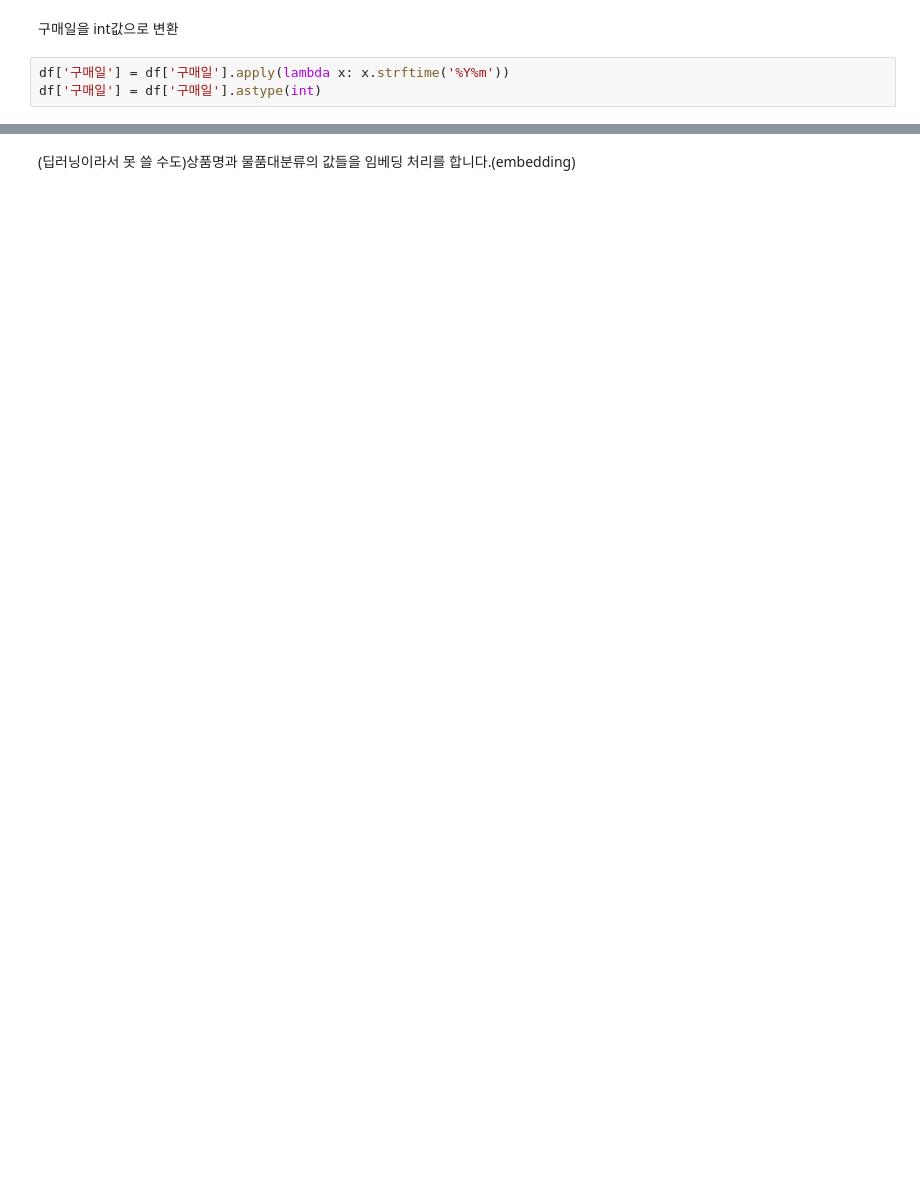
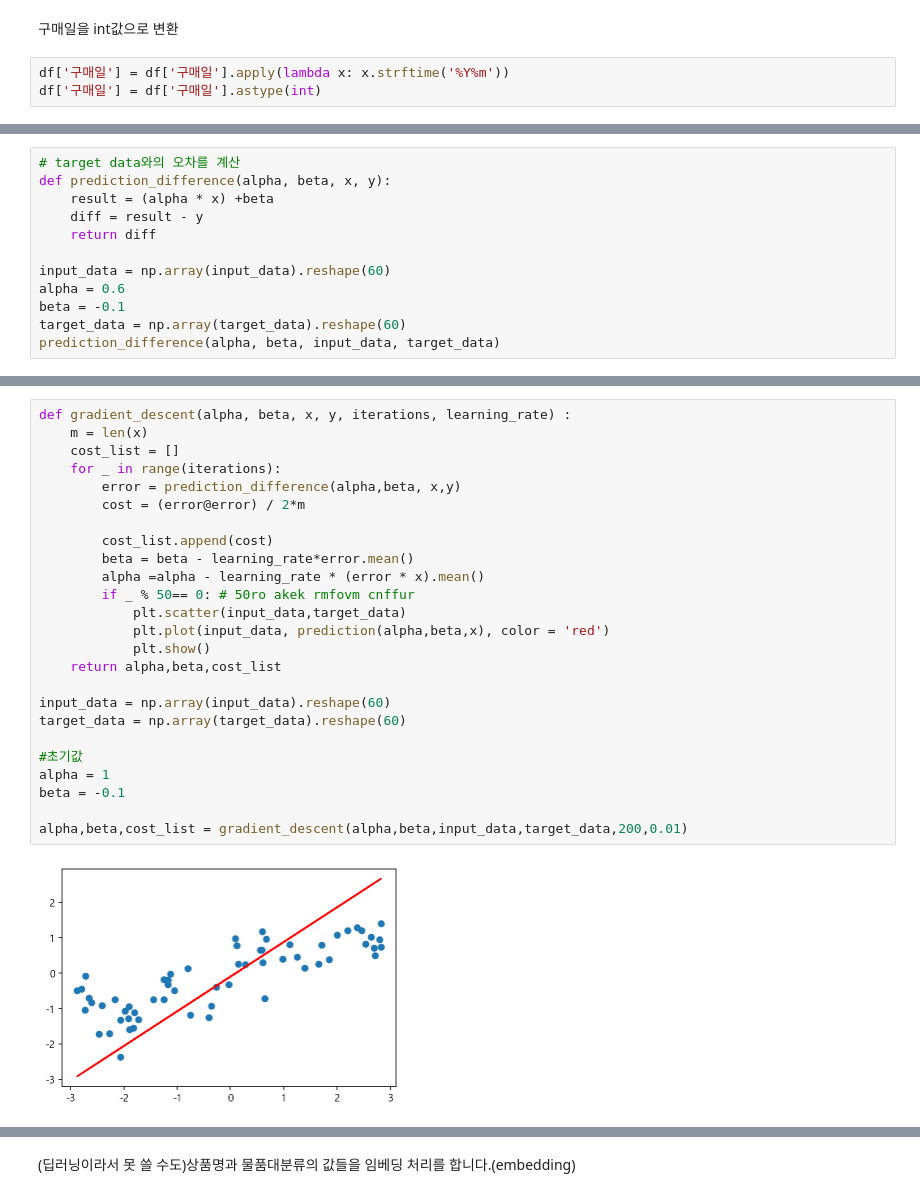
Before and after one commit to ManuSong/DataProject-5, a Jupyter notebook: 유아용품CRM 경태작업.ipynb, the cells around one changed output, grey strips where cells are left out. Saved outputs shown, nothing was run; the diff lists cells and outputs as text; blank space fills up the shorter version.

```diff
--- a/유아용품CRM 경태작업.ipynb
+++ b/유아용품CRM 경태작업.ipynb
@@ -469,0 +541,12 @@ df['구매일'] = df['구매일'].astype(int)
+# %%
+# target data와의 오차를 계산
+def prediction_difference(alpha, beta, x, y):
+    result = (alpha * x) +beta
+    diff = result - y
+    return diff
+
+input_data = np.array(input_data).reshape(60)
+alpha = 0.6
+beta = -0.1
+target_data = np.array(target_data).reshape(60)
+prediction_difference(alpha, beta, input_data, target_data)
@@ -469,0 +566,27 @@ df['구매일'] = df['구매일'].astype(int)
+# %%
+def gradient_descent(alpha, beta, x, y, iterations, learning_rate) :
+    m = len(x)
+    cost_list = []
+    for _ in range(iterations):
+        error = prediction_difference(alpha,beta, x,y)
+        cost = (error@error) / 2*m
+
+        cost_list.append(cost)
+        beta = beta - learning_rate*error.mean()
+        alpha =alpha - learning_rate * (error * x).mean()
+        if _ % 50== 0: # 50ro akek rmfovm cnffur
+            plt.scatter(input_data,target_data)
+            plt.plot(input_data, prediction(alpha,beta,x), color = 'red')
+            plt.show()
+    return alpha,beta,cost_list
+
+input_data = np.array(input_data).reshape(60)
+target_data = np.array(target_data).reshape(60)
+
+#초기값
+alpha = 1
+beta = -0.1
+
+alpha,beta,cost_list = gradient_descent(alpha,beta,input_data,target_data,200,0.01)
+# %% [output]
+[figure, added]
```
Also changed, not shown: parts of 18 cells of this notebook, 2 other files.
